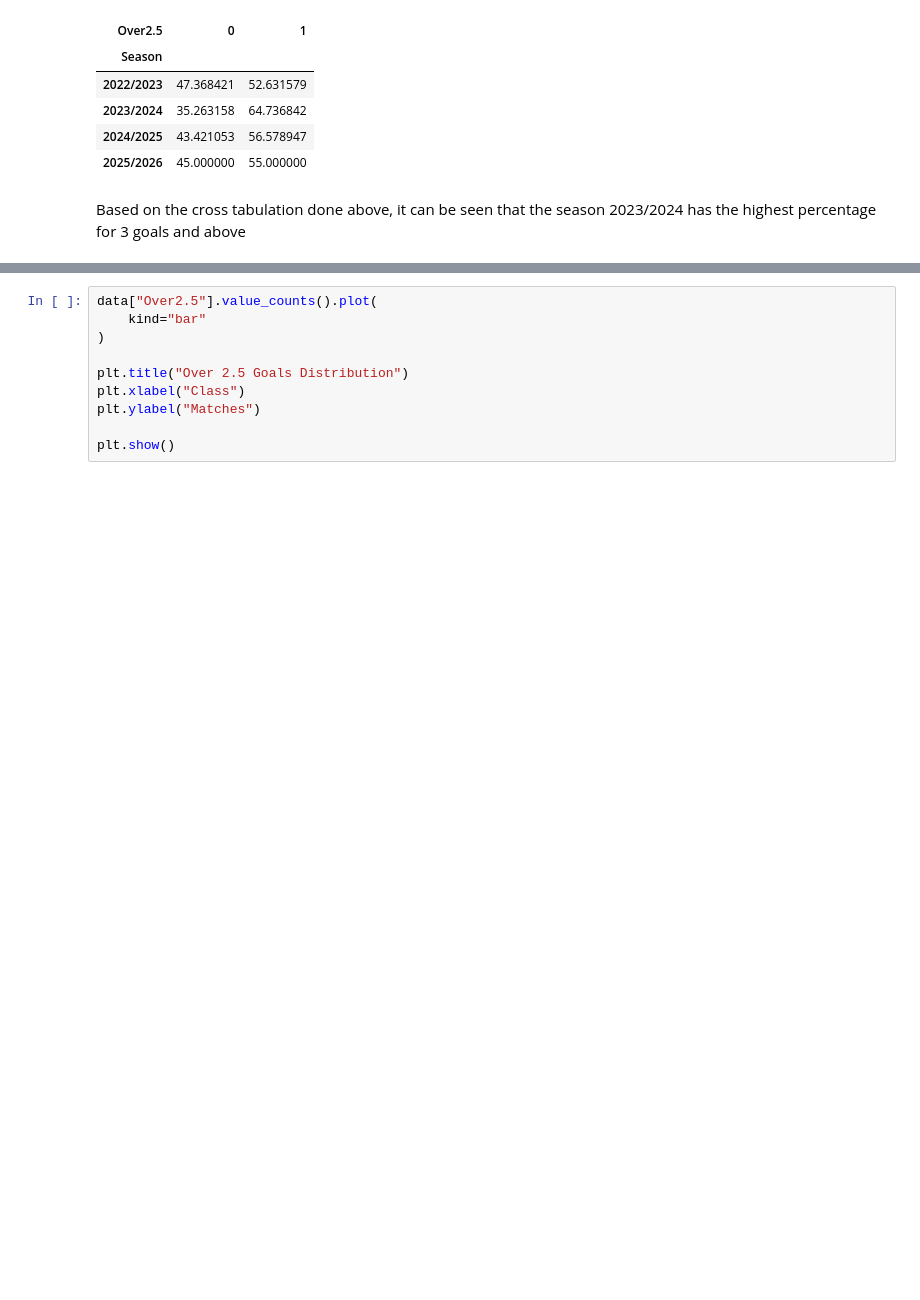
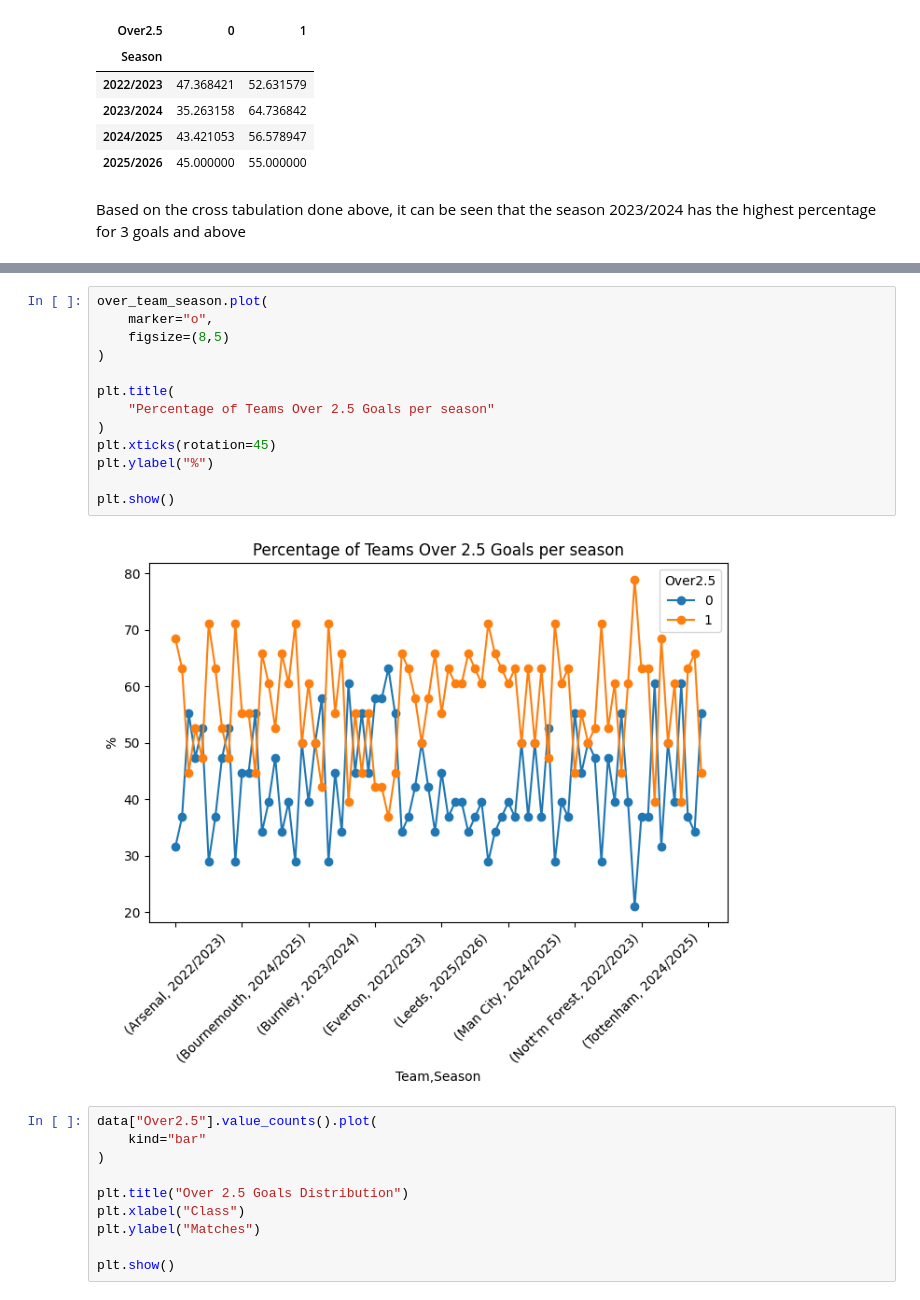
Before and after one commit to CistEm42/Match-Predictor, a Jupyter notebook: notebooks/data_exploration.ipynb, the cells around one changed output, grey strips where cells are left out. Saved outputs shown, nothing was run; the diff lists cells and outputs as text; blank space fills up the shorter version.

```diff
--- a/notebooks/data_exploration.ipynb
+++ b/notebooks/data_exploration.ipynb
@@ -300,3 +321,18 @@ over_team_season
+# %%
+over_team_season.plot(
+    marker="o",
+    figsize=(8,5)
+)
+
+plt.title(
+    "Percentage of Teams Over 2.5 Goals per season"
+)
+plt.xticks(rotation=45)
+plt.ylabel("%")
+
+plt.show()
+# %% [output]
+[figure, added]
 # %%
 data["Over2.5"].value_counts().plot(
     kind="bar"
```
Also changed, not shown: parts of 68 cells of this notebook, 2 other files.
